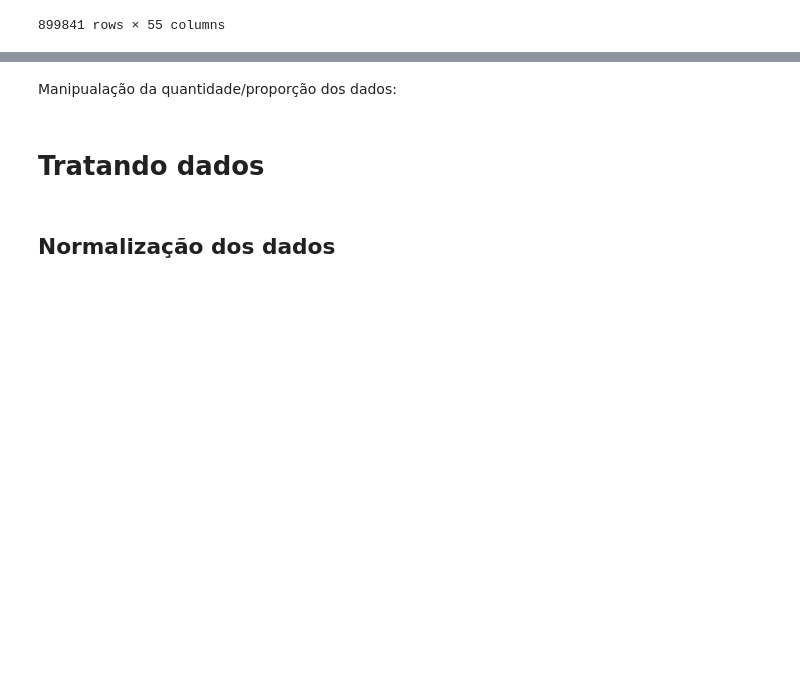
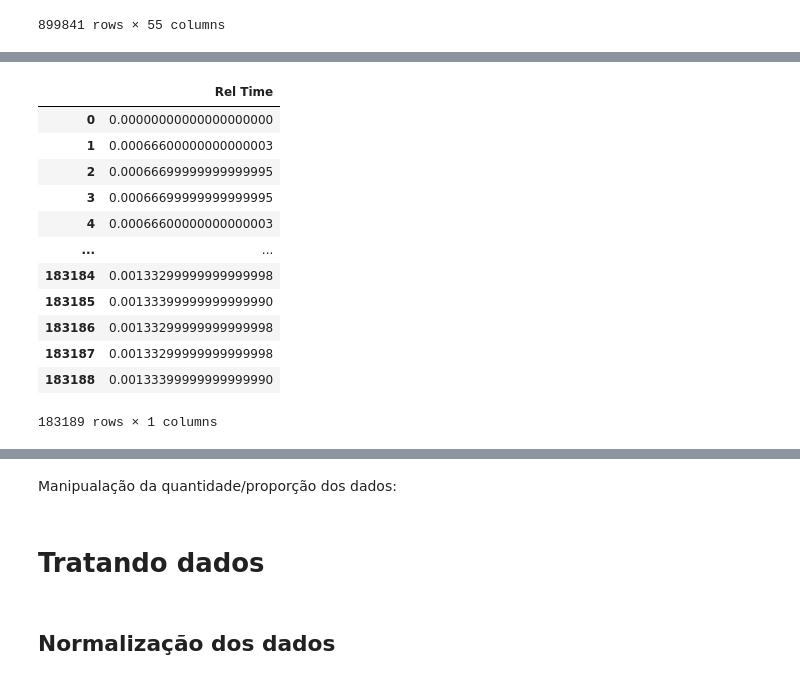
Before and after one commit to luiz-linkezio/IDS-Redes_Veiculares, a Jupyter notebook: Ethernet/Treinamento_do(s)_modelo(s)_de_IA.ipynb, the cells around one changed output, grey strips where cells are left out. Cells and saved outputs as stored; diff of their text form; code cells hidden in the pictures; blank space fills up the shorter version.

```diff
--- a/Ethernet/Treinamento_do(s)_modelo(s)_de_IA.ipynb
+++ b/Ethernet/Treinamento_do(s)_modelo(s)_de_IA.ipynb
@@ -43,9 +43,9 @@ Carregando os dados:
 # %%
 df_benign = pd.read_csv("data\Dados Benignos\Dados Benignos 2024_6_26-18h_06m_17s\Dados Benignos.csv")
 # %%
-df_drop_packets = pd.read_csv("data\Ataques\Drop Packets 2024_6_26-18h_33m_54s\Drop Packets.csv")
-df_delay = pd.read_csv("data\Ataques\Delay 2024_6_26-18h_43m_39s\Delay.csv")
-df_out_of_sequence = pd.read_csv("data\Ataques\Out of Sequence 2024_6_26-18h_46m_38s\Out of Sequence.csv")
+df_drop_packets = pd.read_csv("data\Ataques\Drop Packets 2024_7_1-18h_57m_17s\Drop Packets.csv")
+df_delay = pd.read_csv("data\Ataques\Delay 2024_7_1-19h_02m_29s\Delay.csv")
+df_out_of_sequence = pd.read_csv("data\Ataques\Out of Sequence 2024_7_1-19h_07m_28s\Out of Sequence.csv")
 df_transmit_timestamp_jitter = pd.read_csv("data\Ataques\Transmit Timestamp Jitter 2024_6_26-18h_53m_22s\Transmit Timestamp Jitter.csv")
 # %%
 df_benign
@@ -65,0 +88,16 @@ df_benign
+# %%
+df_drop_packets
+# %% [output]
+|  | Rel Time |
+| 0 | 0.00000000000000000000 |
+| 1 | 0.00066600000000000003 |
+| 2 | 0.00066699999999999995 |
+| 3 | 0.00066699999999999995 |
+| 4 | 0.00066600000000000003 |
+| ... | ... |
+| 183184 | 0.00133299999999999998 |
+| 183185 | 0.00133399999999999990 |
+| 183186 | 0.00133299999999999998 |
+| 183187 | 0.00133299999999999998 |
+| 183188 | 0.00133399999999999990 |
+183189 rows × 1 columns
```
Also changed, not shown: parts of 21 cells of this notebook, 15 other files.
